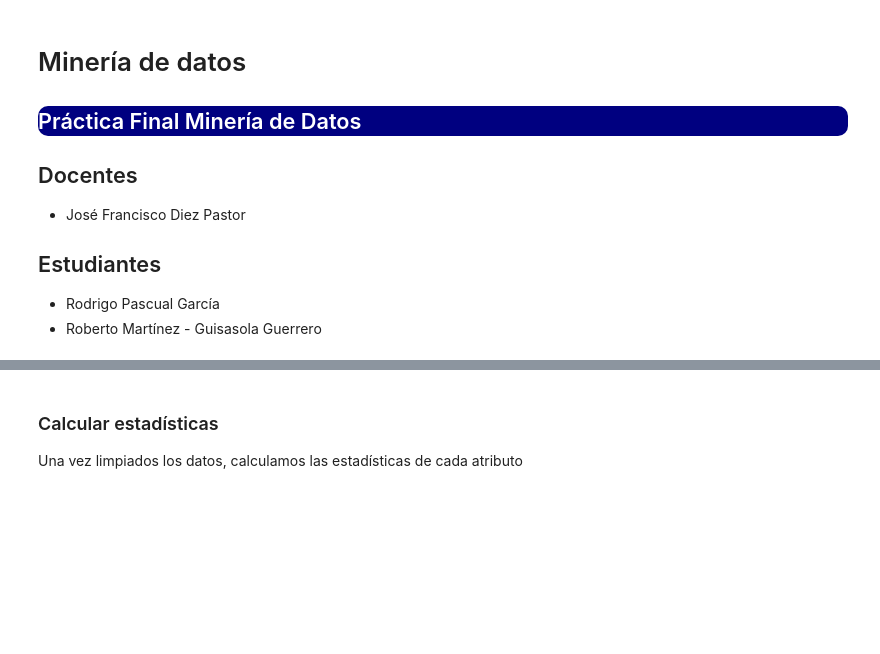
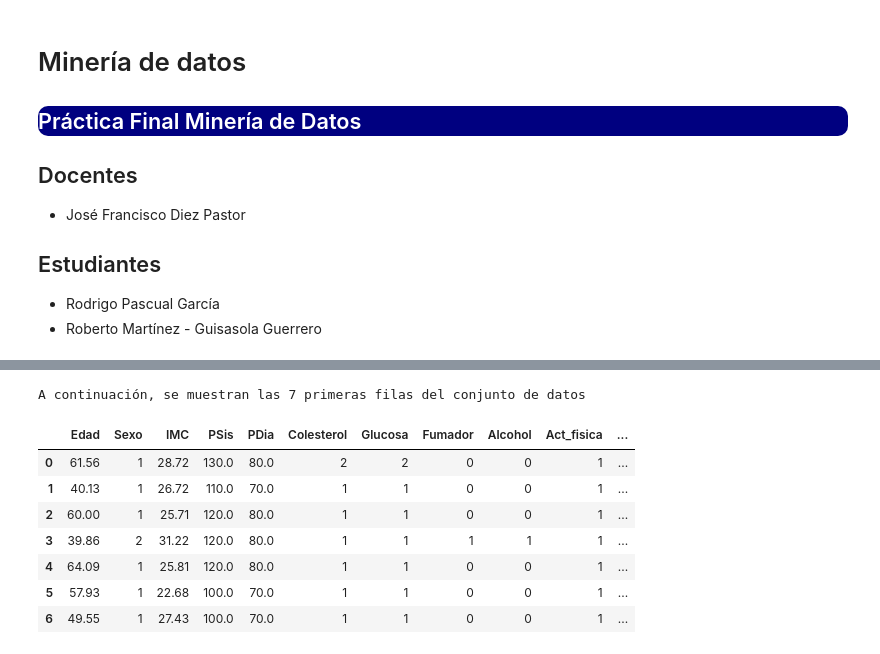
Before and after one commit to Robertoguisasola/Mineria, a Jupyter notebook: Entrega_Final.ipynb, the cells around one changed output, grey strips where cells are left out. Saved outputs shown, nothing was run; the diff lists cells and outputs as text; code cells hidden in the pictures; blank space fills up the shorter version.

```diff
--- a/Entrega_Final.ipynb
+++ b/Entrega_Final.ipynb
@@ -117,30 +130,56 @@ A continuación, se muestran las 10 primeras filas del conjunto de datos
 # %%
-def limpieza_datos(df):
+def limpieza_datos(df, procesado):
     '''
     Función que recibe un DataFrame y devuelve un Dataframe con el IMC calculado y las columnas referentes al peso y a la altura eliminadas.
 
     Parámetros:
     ----------
         df : DataFrame
             DataFrame del cual se quieren procesar los datos y calcular el IMC de los pacientes. No tiene ningún valor por defecto.
 
     Return:
     ----------
         DataFrame (df): devuelve un DataFrame con los datos calculados y las columnas referentes al peso y a la altura eliminadas
 
     '''
-    df['AGE'] = (df.age/365)
-    df.drop(['age'], axis=1, inplace = True)
+    if not procesado:
+        #Edad: pasaremos de dias a años
+        df['EDAD'] = (df.Edad/365)
+        df.drop(['Edad'], axis=1, inplace = True)
 
-    df['BMI'] = (df.Lb/(df.In**2))*703
-    df.drop(['In', 'Lb'], axis=1, inplace = True)
+        #Altura y peso: usaremos este dato para calcular el Indice de masa corporal y lo borraremos
+        df['BMI'] = (df.Peso/((df.Altura/100)**2))
+        df.drop(['Altura', 'Peso'], axis=1, inplace = True)
 
-    return df
+        #Id: Borrado
+        df.drop(['Id'], axis=1, inplace = True)
 
+        #Correción valores de presón
+        df.loc[~df['PSis'].between(60, 150), 'PSis'] = np.nan
+        df.loc[~df['PDia'].between(30, 110), 'PDia'] = np.nan
 
-#df_procesado = limpieza_datos(df)
-#display(df_procesado.head())
+        #correción valores de BMI
+        df.loc[~df['BMI'].between(10, 50), 'BMI'] = np.nan
+
+        df = df[['EDAD', 'Sexo', 'BMI', 'PSis', 'PDia', 'Colesterol', 'Glucosa', 'Fumador', 'Alcohol', 'Act_fisica','Cardio']]
+        columnasNuevas = ['Edad', 'Sexo', 'IMC', 'PSis','PDia','Colesterol','Glucosa','Fumador','Alcohol', 'Act_fisica','Cardio']
+        df.columns = columnasNuevas
+
+        procesado = True
+    else:
+        print("El DataFrame ya ha sido procesado")
+
+    return round(df,2), procesado
+
+df, procesado = limpieza_datos(df, procesado)
+mostrar_cabecera(df, 7)
+# %% [output]
+A continuación, se muestran las 7 primeras filas del conjunto de datos
+|  | Edad | Sexo | IMC | PSis | PDia | Colesterol | Glucosa | Fumador | Alcohol | Act_fisica | ... |
+| 0 | 61.56 | 1 | 28.72 | 130.0 | 80.0 | 2 | 2 | 0 | 0 | 1 | ... |
+| 1 | 40.13 | 1 | 26.72 | 110.0 | 70.0 | 1 | 1 | 0 | 0 | 1 | ... |
+| 2 | 60.00 | 1 | 25.71 | 120.0 | 80.0 | 1 | 1 | 0 | 0 | 1 | ... |
+| 3 | 39.86 | 2 | 31.22 | 120.0 | 80.0 | 1 | 1 | 1 | 1 | 1 | ... |
+| 4 | 64.09 | 1 | 25.81 | 120.0 | 80.0 | 1 | 1 | 0 | 0 | 1 | ... |
+| 5 | 57.93 | 1 | 22.68 | 100.0 | 70.0 | 1 | 1 | 0 | 0 | 1 | ... |
+| 6 | 49.55 | 1 | 27.43 | 100.0 | 70.0 | 1 | 1 | 0 | 0 | 1 | ... |
-# %% [markdown]
-### Calcular estadísticas
-
-Una vez limpiados los datos, calculamos las estadísticas de cada atributo
```
Also changed, not shown: parts of 12 cells of this notebook.
